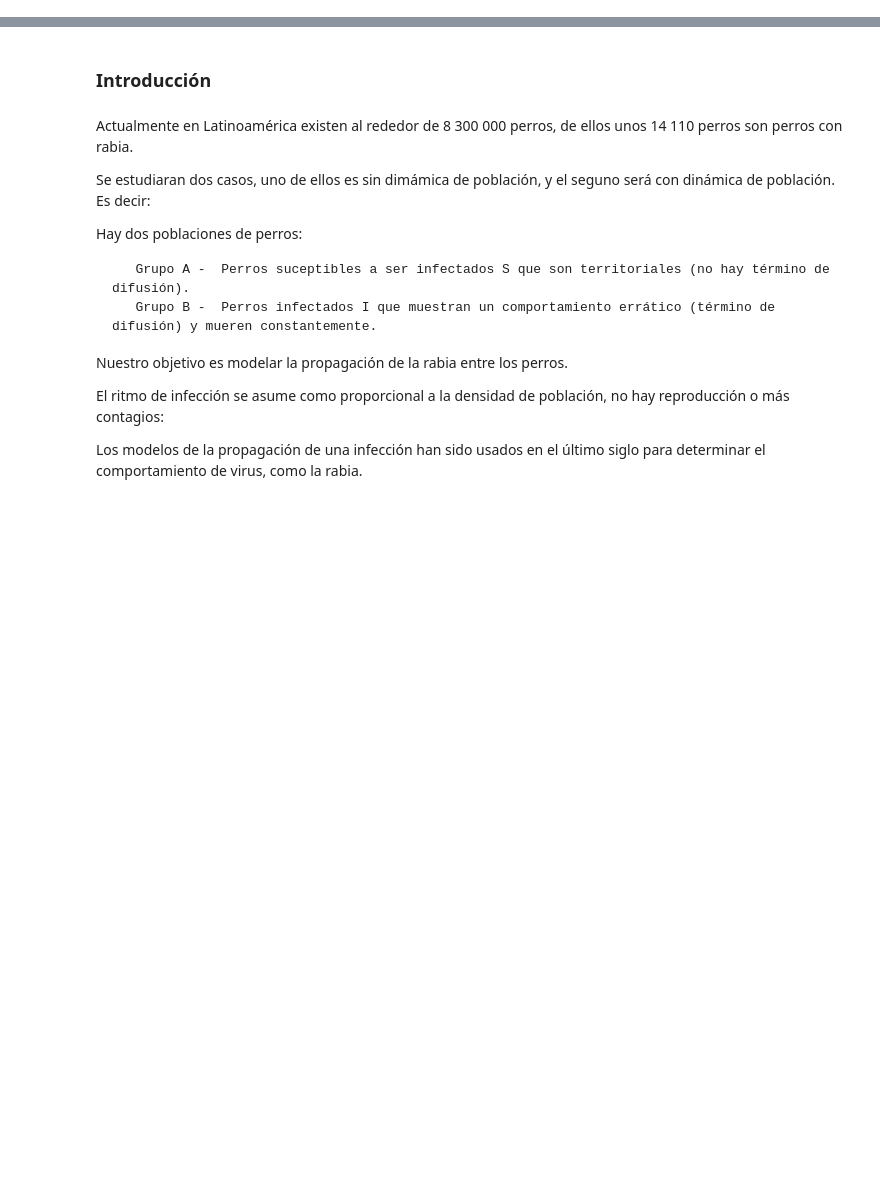
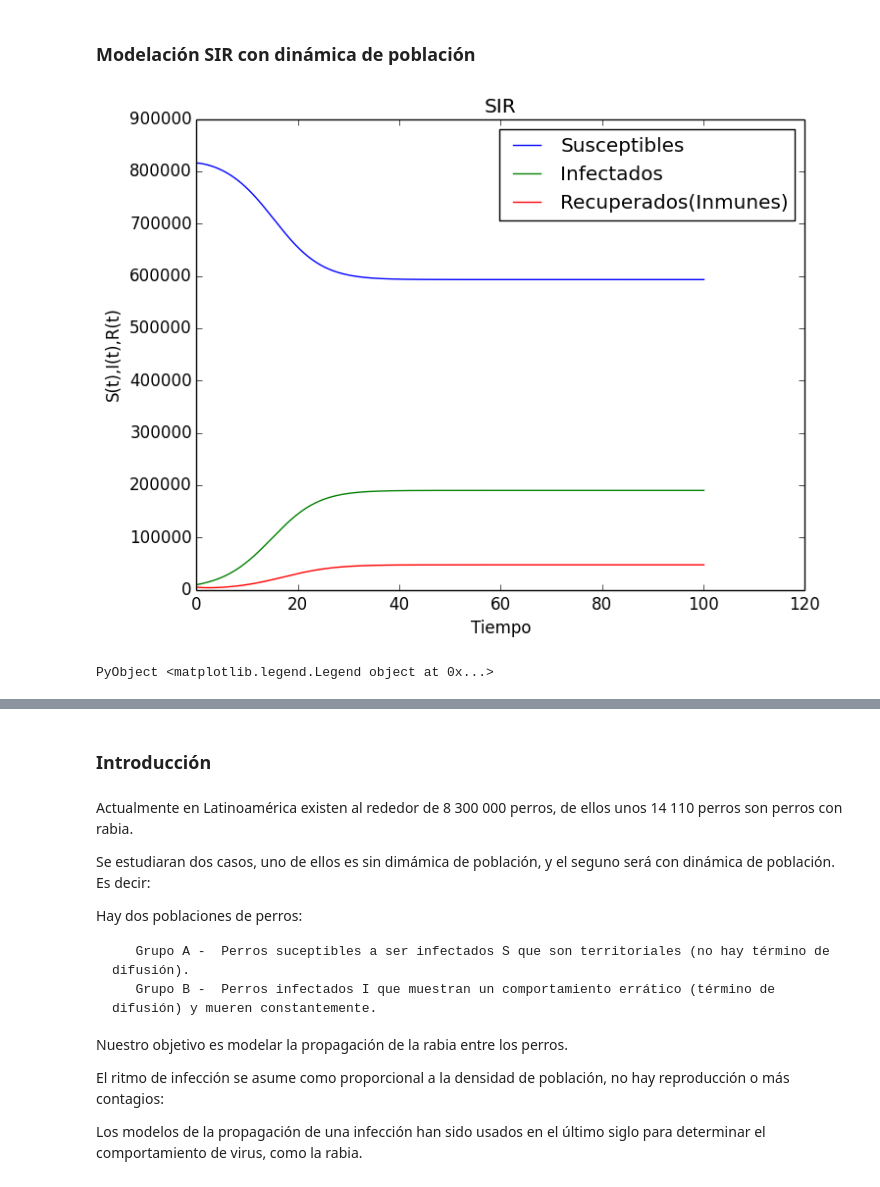
Before and after one commit to a9lara/GitSchoolRepository, a Jupyter notebook: ProyectoFinal_MironPedro_y_LaraArmando.ipynb, the cells around one changed output, grey strips where cells are left out. Saved outputs shown, nothing was run; the diff lists cells and outputs as text; code cells hidden in the pictures; blank space fills up the shorter version.

```diff
--- a/ProyectoFinal_MironPedro_y_LaraArmando.ipynb
+++ b/ProyectoFinal_MironPedro_y_LaraArmando.ipynb
@@ -8,0 +297,24 @@
+# %% [markdown]
+### Modelación SIR con dinámica de población
+# %%
+x2=[815890,9407,4703,830000,0.7,0.1,0.40];
+
+tps3,resultados_sirp=integrar(SIR_P,x2,0,100,0.1);
+
+suceptibles_sirp=resultados_sirp[:;1]
+infectados_sirp=resultados_sirp[:;2]
+inmunes_sirp=resultados_sirp[:;3]
+
+plot(tps3,suceptibles_sirp,label="Susceptibles")
+plot(tps3,infectados_sirp,label="Infectados")
+plot(tps3,inmunes_sirp,label="Recuperados(Inmunes)")
+
+
+
+xlabel("Tiempo")
+ylabel("S(t),I(t),R(t)")
+title("SIR")
+legend()
+# %% [output]
+[figure, added]
+PyObject <matplotlib.legend.Legend object at 0x...>
```
Also changed, not shown: parts of 83 cells of this notebook.
